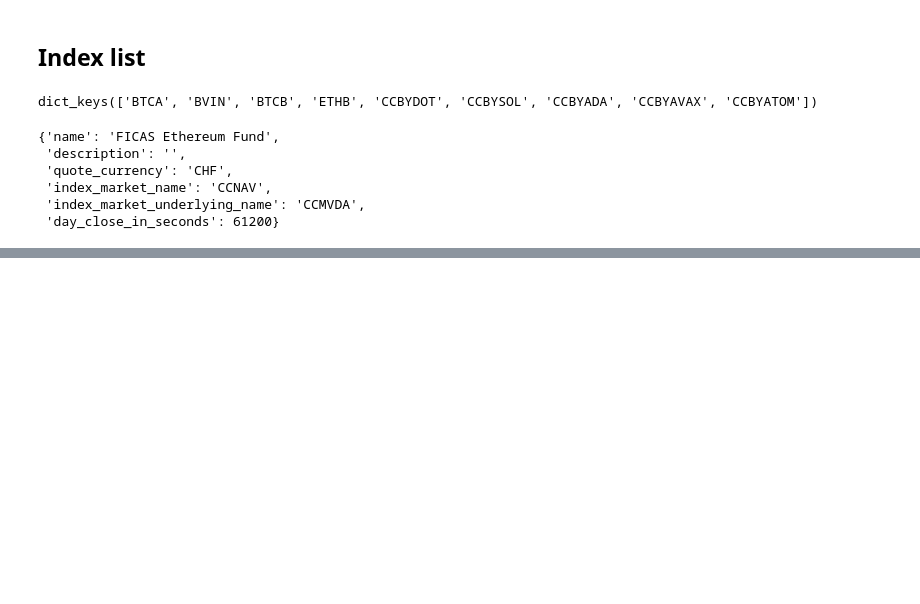
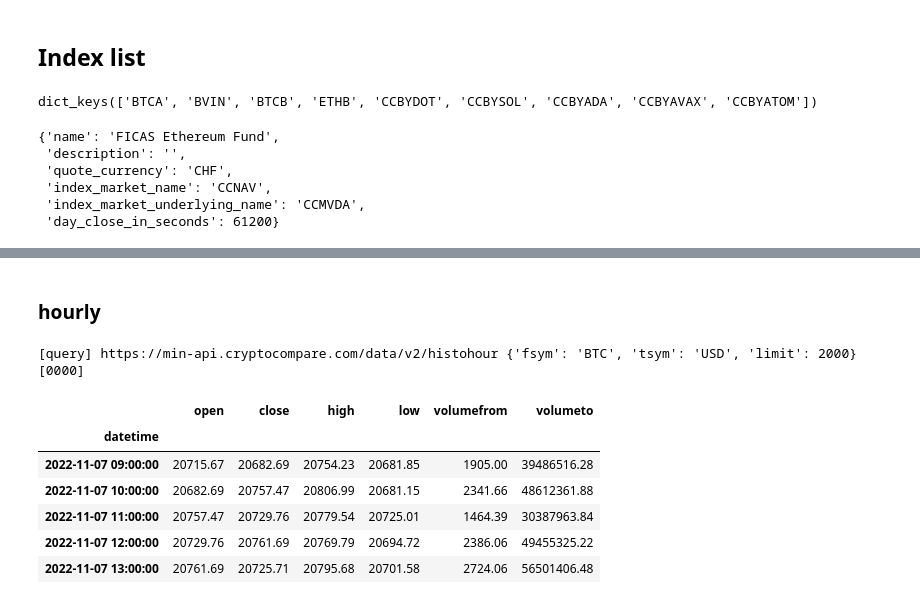
Before and after one commit to bancorprotocol/carbon-simulator, a Jupyter notebook: resources/data/CryptoCompareDemo.ipynb, the cells around one changed output, grey strips where cells are left out. Cells and saved outputs as stored; diff of their text form; code cells hidden in the pictures; blank space fills up the shorter version.

```diff
--- a/resources/data/CryptoCompareDemo.ipynb
+++ b/resources/data/CryptoCompareDemo.ipynb
@@ -134,0 +154,14 @@ dict_keys(['Aggregated', 'TimeFrom', 'TimeTo', 'Data'])
+# %% [markdown]
+### hourly
+# %%
+df = CCA.query_freqlypair(freq=CCA.FREQ_HOURLY, fsym="BTC", tsym="USD")
+df.head()
+# %% [output]
+[query] https://min-api.cryptocompare.com/data/v2/histohour {'fsym': 'BTC', 'tsym': 'USD', 'limit': 2000} [0000]
+|  | open | close | high | low | volumefrom | volumeto |
+| datetime |  |  |  |  |  |  |
+| 2022-11-07 09:00:00 | 20715.67 | 20682.69 | 20754.23 | 20681.85 | 1905.00 | 39486516.28 |
+| 2022-11-07 10:00:00 | 20682.69 | 20757.47 | 20806.99 | 20681.15 | 2341.66 | 48612361.88 |
+| 2022-11-07 11:00:00 | 20757.47 | 20729.76 | 20779.54 | 20725.01 | 1464.39 | 30387963.84 |
+| 2022-11-07 12:00:00 | 20729.76 | 20761.69 | 20769.79 | 20694.72 | 2386.06 | 49455325.22 |
+| 2022-11-07 13:00:00 | 20761.69 | 20725.71 | 20795.68 | 20701.58 | 2724.06 | 56501406.48 |
```
Also changed, not shown: parts of 19 cells of this notebook, 2 other files.
